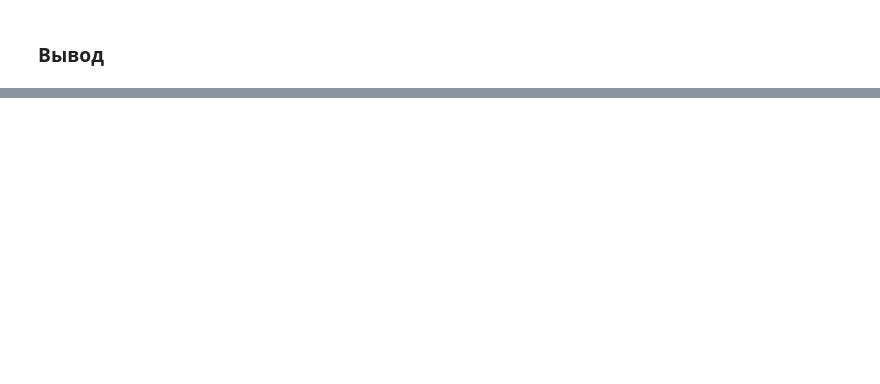
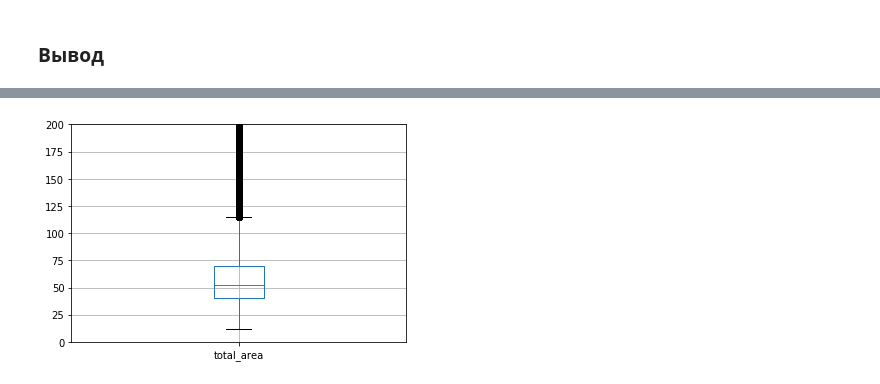
Before and after one commit to akrisanov/data-science-cource, a Jupyter notebook: course3/notebook.ipynb, the cells around one changed output, grey strips where cells are left out. Saved outputs shown, nothing was run; the diff lists cells and outputs as text; code cells hidden in the pictures; blank space fills up the shorter version.

```diff
--- a/course3/notebook.ipynb
+++ b/course3/notebook.ipynb
@@ -43,0 +350,4 @@
+# %%
+realty['day_exposition'] = realty['first_day_exposition'].dt.dayofweek
+realty['month_exposition'] = realty['first_day_exposition'].dt.month
+realty['year_exposition'] = realty['first_day_exposition'].dt.year
@@ -43,0 +366,13 @@
+# %%
+def categorize_floor(row):
+    """Категоризация этажей"""
+
+    if row['floor'] == 1:
+        return 'первый'
+    elif row['floor'] == row['floors_total']:
+        return 'последний'
+    else:
+        return 'другой'
+
+
+realty.loc[:, 'floor'] = realty.apply(categorize_floor, axis=1)
@@ -43,0 +388,3 @@
+# %%
+# Помним, что мы не заполняли пропуски у признака жилой площади, поэтому данный признак будет тоже содержать пропуски.
+realty['living_total_areas_ration'] = realty['living_area'] / realty['total_area']
@@ -43,0 +393,2 @@
+# %%
+realty['kitchen_total_areas_ration'] = realty['kitchen_area'] / realty['total_area']
@@ -43,0 +423,6 @@
+# %%
+plt.ylim(0, 200)
+realty.boxplot('total_area')
+plt.show()
+# %% [output]
+[figure, added]
```
Also changed, not shown: parts of 163 cells of this notebook, 1 other file.
